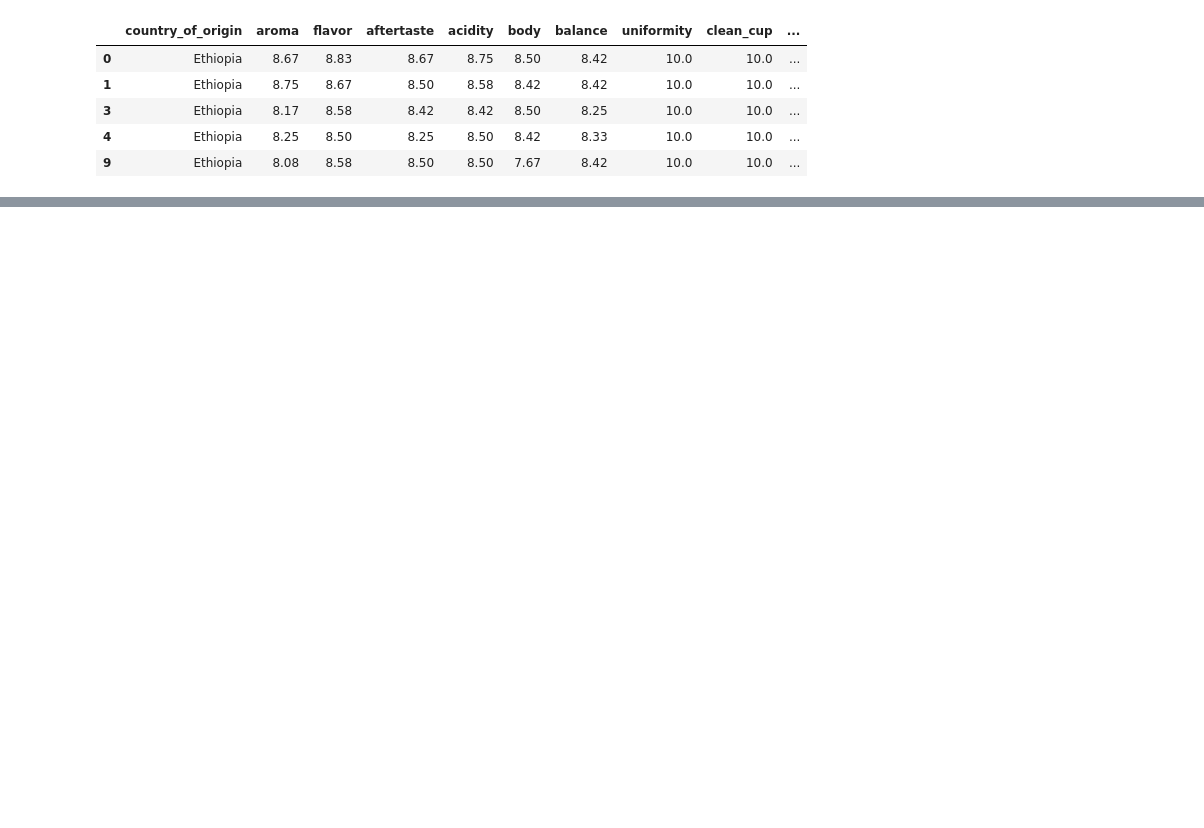
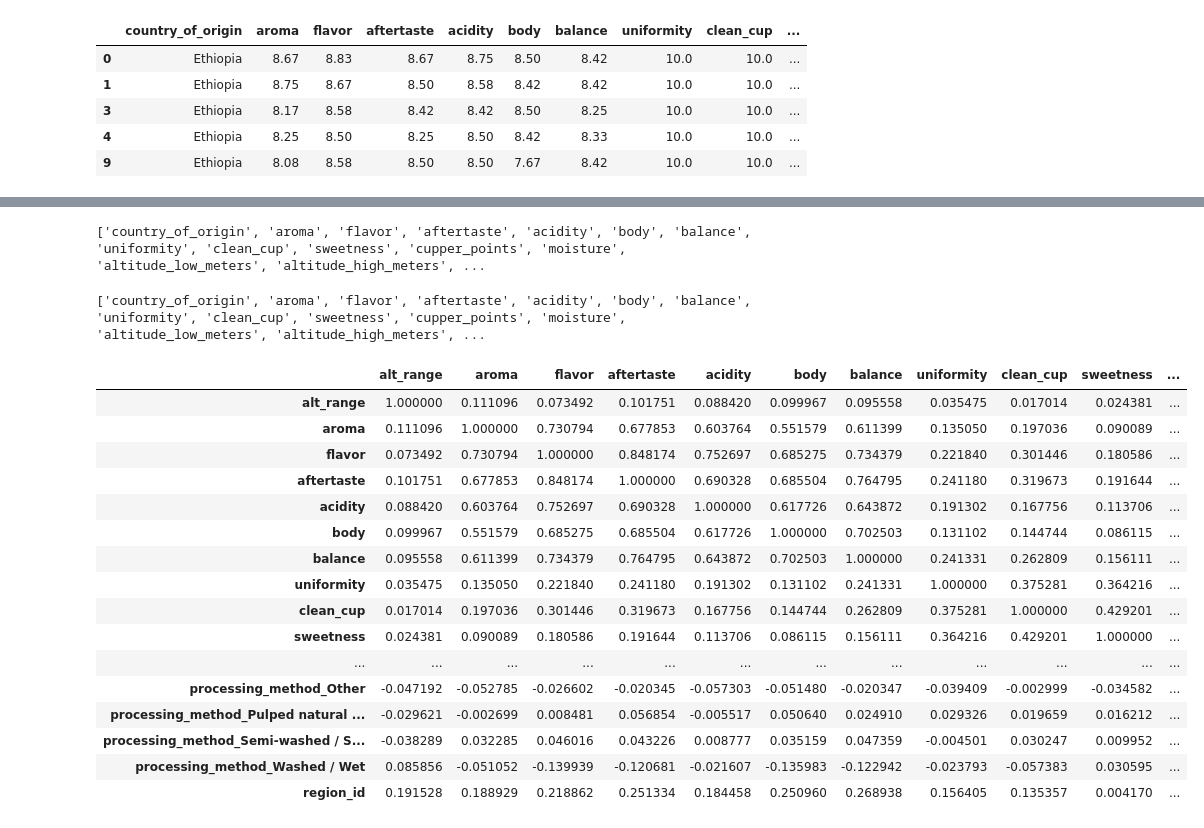
Before and after one commit to alexpfox/coffeequalitygraders, a Jupyter notebook: classify_beans.ipynb, the cells around one changed output, grey strips where cells are left out. Drawn from its saved outputs; the diff is of its cells as text; code cells hidden in the pictures; blank space fills up the shorter version.

```diff
--- a/classify_beans.ipynb
+++ b/classify_beans.ipynb
@@ -32 +41,4 @@ data_trainer = data.drop(['category_one_defects','category_two_defects'],axis=1)
+# %%
+# drop cols during refinement here
+data_trainer = data.drop(['category_one_defects','category_two_defects','total_cup_points'],axis=1)
 # %%
@@ -40,0 +73,5 @@ data_trainer.head()
+# %%
+# add cols for feature engineering
+alt_range = data_trainer['altitude_high_meters']- data_trainer['altitude_low_meters']
+data_trainer['alt_range']=alt_range
+data_trainer.head()
@@ -40,0 +85,9 @@ data_trainer.head()
+# %%
+# reorder cols
+cols = list(data_trainer.columns.values)
+print(cols)
+# %% [output]
+['country_of_origin', 'aroma', 'flavor', 'aftertaste', 'acidity', 'body', 'balance', 'uniformity', 'clean_cup', 'sweetness', 'cupper_points', 'moisture', 'altitude_low_meters', 'altitude_high_meters', ...
+# %%
+data_trainer = data_trainer[['region','country_of_origin', 'alt_range', 'aroma', 'flavor', 'aftertaste', 'acidity', 'body', 'balance', 'uniformity', 'clean_cup', 'sweetness', 'cupper_points', 'moisture', 'altitude_low_meters', 'altitude_high_meters', 'altitude_mean_meters', 'processing_method_Other', 'processing_method_Pulped natural / honey', 'processing_method_Semi-washed / Semi-pulped', 'processing_method_Washed / Wet']]
+# reformat order of cols
@@ -45,0 +144,4 @@ X = data_trainer.iloc[:,2:-1].values
+# %%
+print(cols)
+# %% [output]
+['country_of_origin', 'aroma', 'flavor', 'aftertaste', 'acidity', 'body', 'balance', 'uniformity', 'clean_cup', 'sweetness', 'cupper_points', 'moisture', 'altitude_low_meters', 'altitude_high_meters', ...
@@ -45,0 +168,20 @@ X = data_trainer.iloc[:,2:-1].values
+# %%
+data_trainer.corr()
+# %% [output]
+|  | alt_range | aroma | flavor | aftertaste | acidity | body | balance | uniformity | clean_cup | sweetness | ... |
+| alt_range | 1.000000 | 0.111096 | 0.073492 | 0.101751 | 0.088420 | 0.099967 | 0.095558 | 0.035475 | 0.017014 | 0.024381 | ... |
+| aroma | 0.111096 | 1.000000 | 0.730794 | 0.677853 | 0.603764 | 0.551579 | 0.611399 | 0.135050 | 0.197036 | 0.090089 | ... |
+| flavor | 0.073492 | 0.730794 | 1.000000 | 0.848174 | 0.752697 | 0.685275 | 0.734379 | 0.221840 | 0.301446 | 0.180586 | ... |
+| aftertaste | 0.101751 | 0.677853 | 0.848174 | 1.000000 | 0.690328 | 0.685504 | 0.764795 | 0.241180 | 0.319673 | 0.191644 | ... |
+| acidity | 0.088420 | 0.603764 | 0.752697 | 0.690328 | 1.000000 | 0.617726 | 0.643872 | 0.191302 | 0.167756 | 0.113706 | ... |
+| body | 0.099967 | 0.551579 | 0.685275 | 0.685504 | 0.617726 | 1.000000 | 0.702503 | 0.131102 | 0.144744 | 0.086115 | ... |
+| balance | 0.095558 | 0.611399 | 0.734379 | 0.764795 | 0.643872 | 0.702503 | 1.000000 | 0.241331 | 0.262809 | 0.156111 | ... |
+| uniformity | 0.035475 | 0.135050 | 0.221840 | 0.241180 | 0.191302 | 0.131102 | 0.241331 | 1.000000 | 0.375281 | 0.364216 | ... |
+| clean_cup | 0.017014 | 0.197036 | 0.301446 | 0.319673 | 0.167756 | 0.144744 | 0.262809 | 0.375281 | 1.000000 | 0.429201 | ... |
+| sweetness | 0.024381 | 0.090089 | 0.180586 | 0.191644 | 0.113706 | 0.086115 | 0.156111 | 0.364216 | 0.429201 | 1.000000 | ... |
+| ... | ... | ... | ... | ... | ... | ... | ... | ... | ... | ... | ... |
+| processing_method_Other | -0.047192 | -0.052785 | -0.026602 | -0.020345 | -0.057303 | -0.051480 | -0.020347 | -0.039409 | -0.002999 | -0.034582 | ... |
+| processing_method_Pulped natural ... | -0.029621 | -0.002699 | 0.008481 | 0.056854 | -0.005517 | 0.050640 | 0.024910 | 0.029326 | 0.019659 | 0.016212 | ... |
+| processing_method_Semi-washed / S... | -0.038289 | 0.032285 | 0.046016 | 0.043226 | 0.008777 | 0.035159 | 0.047359 | -0.004501 | 0.030247 | 0.009952 | ... |
+| processing_method_Washed / Wet | 0.085856 | -0.051052 | -0.139939 | -0.120681 | -0.021607 | -0.135983 | -0.122942 | -0.023793 | -0.057383 | 0.030595 | ... |
+| region_id | 0.191528 | 0.188929 | 0.218862 | 0.251334 | 0.184458 | 0.250960 | 0.268938 | 0.156405 | 0.135357 | 0.004170 | ... |
```
Also changed, not shown: parts of 22 cells of this notebook, 1 other file.
